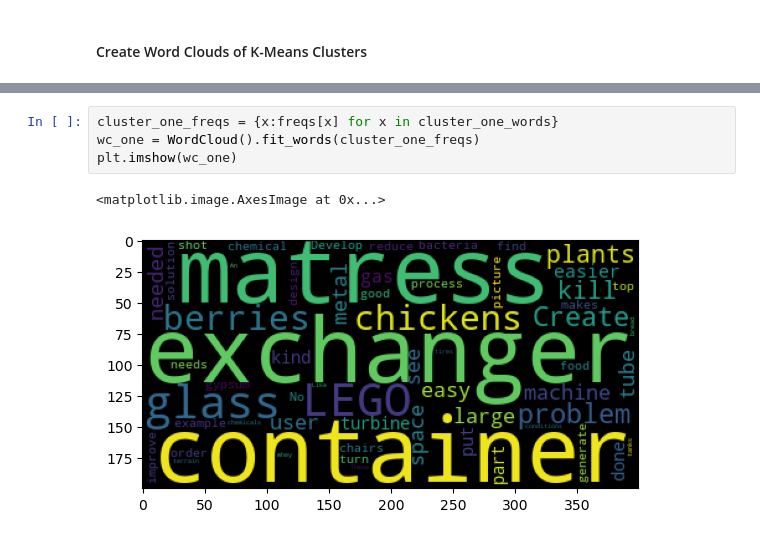
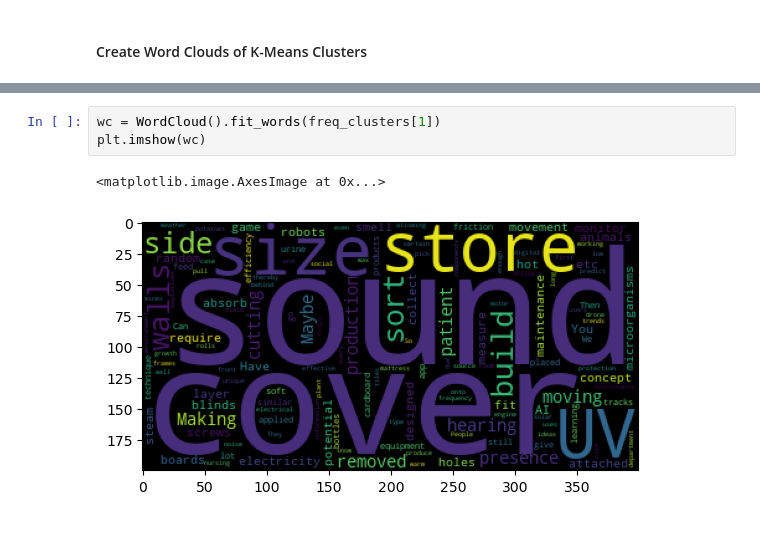
Before and after one commit to shahamana/rosetta-topic-model, a Jupyter notebook: student_analysis.ipynb, the cells around one changed output, grey strips where cells are left out. Drawn from its saved outputs; the diff is of its cells as text.

```diff
--- a/student_analysis.ipynb
+++ b/student_analysis.ipynb
@@ -191,7 +195,6 @@ plt.imshow(wc_zero)
-# %%
-cluster_one_freqs = {x:freqs[x] for x in cluster_one_words}
-wc_one = WordCloud().fit_words(cluster_one_freqs)
-plt.imshow(wc_one)
-# %% [output]
-<matplotlib.image.AxesImage at 0x...>
-[figure, removed]
+# %%
+wc = WordCloud().fit_words(freq_clusters[1])
+plt.imshow(wc)
+# %% [output]
+<matplotlib.image.AxesImage at 0x...>
+[figure, added]
```
Also changed, not shown: parts of 14 cells of this notebook.
